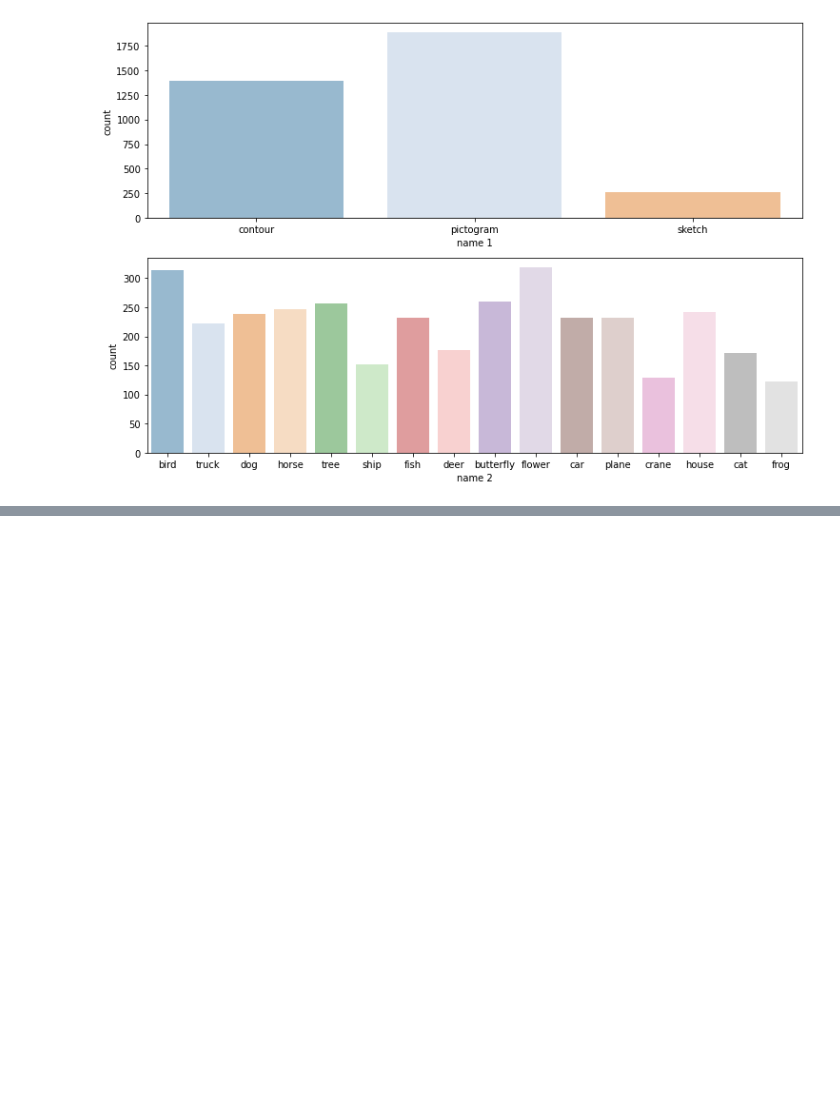
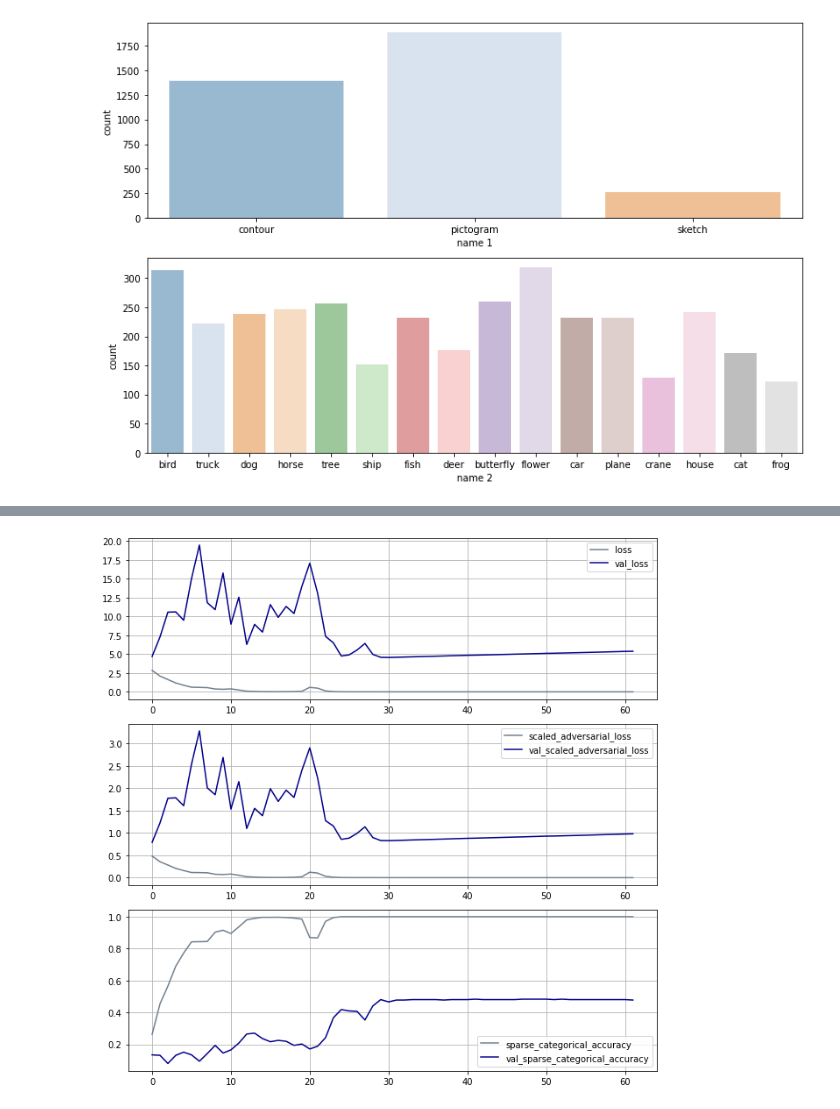
Before and after one commit to OlgaBelitskaya/colab_notebooks, a Jupyter notebook: tensorflow_cookbook12.ipynb, the cells around one changed output, grey strips where cells are left out. Cells and saved outputs as stored; diff of their text form; code cells hidden in the pictures; blank space fills up the shorter version.

```diff
--- a/tensorflow_cookbook12.ipynb
+++ b/tensorflow_cookbook12.ipynb
@@ -111,4 +126,23 @@ def cb(mw):
     return [checkpointer,early_stopping,lr_reduction]
+# %%
+def keras_history_plot(
+    fit_history,fig_size=9,color='darkblue'):
+    keys=list(fit_history.history.keys())
+    list_history=[fit_history.history[keys[i]]
+                  for i in range(len(keys))]
+    dfkeys=pd.DataFrame(list_history).T
+    dfkeys.columns=keys
+    fig=pl.figure(figsize=(fig_size,fig_size))
+    ax1=fig.add_subplot(3,1,1)
+    dfkeys.iloc[:,[0,4]].plot(
+        ax=ax1,color=['slategray',color],grid=True)
+    ax2=fig.add_subplot(3,1,2)
+    dfkeys.iloc[:,[3,7]].plot(
+        ax=ax2,color=['slategray',color],grid=True)
+    ax3=fig.add_subplot(3,1,3)
+    dfkeys.iloc[:,[2,6]].plot(
+        ax=ax3,color=['slategray',color],grid=True)
+    pl.tight_layout(); pl.show()
 # %%
 %cmap_header Data Loading
 # %% [output]
@@ -136,7 +171,7 @@ distribution of labels:
 # %% [output]
 [interactive output not drawn]
 # %%
-batch_size=64
+batch_size=16
 train=tf.data.Dataset.from_tensor_slices(
     {'input':x_train,
      'label':np.array(y_train[1],dtype='float32')}).batch(batch_size)
@@ -149,13 +188,14 @@ valid_steps=x_valid.shape[0]//batch_size
 # %% [output]
 [interactive output not drawn]
 # %%
-num_classes=len(names[1])
 base_model=tf.keras.Sequential([
     tf.keras.Input((img_size,img_size,3),name='input'),
     tkl.Flatten(),
-    tkl.Dense(96,activation=tf.nn.relu),
+    tkl.Dense(192,activation=tf.nn.relu),
     tkl.BatchNormalization(),
     tkl.Dense(256,activation=tf.nn.relu),
+    tkl.BatchNormalization(),
+    tkl.Dense(512,activation=tf.nn.relu),
     tkl.Dense(num_classes,activation=tf.nn.softmax)
 ])
 adv_config=nsl.configs.make_adv_reg_config(
@@ -165,7 +205,8 @@ adv_model=nsl.keras.AdversarialRegularization(
 adv_model.compile(optimizer='adam',metrics=['accuracy'],
                   loss='sparse_categorical_crossentropy')
 # %%
-adv_model.fit(train,validation_data=valid,verbose=2,
-              validation_steps=valid_steps,
-              epochs=30,callbacks=cb(model_weights));
+history=adv_model.fit(
+    train,validation_data=valid,verbose=2,
+    validation_steps=valid_steps,
+    epochs=100,callbacks=cb(model_weights));
 # %% [output]
@@ -208,3 +230,7 @@ Epoch 00026: early stopping
+# %%
+keras_history_plot(history)
+# %% [output]
+[figure, added]
 # %%
 adv_model.load_weights(model_weights)
 dict(zip(adv_model.metrics_names,adv_model.evaluate(
```
Also changed, not shown: parts of 13 cells of this notebook, 1 other file.
